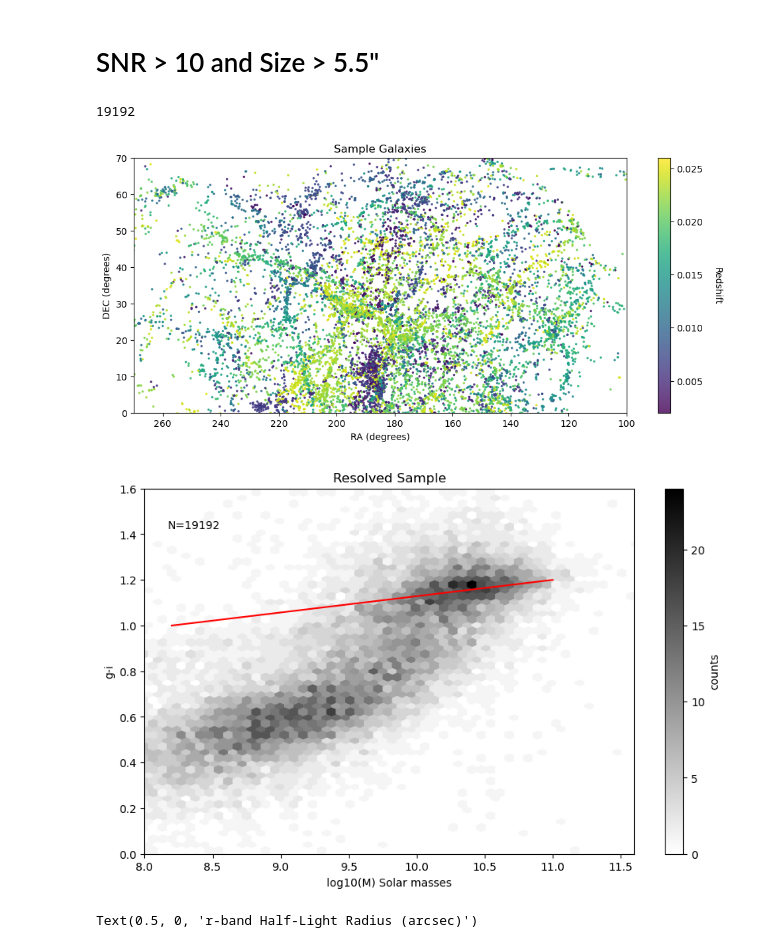
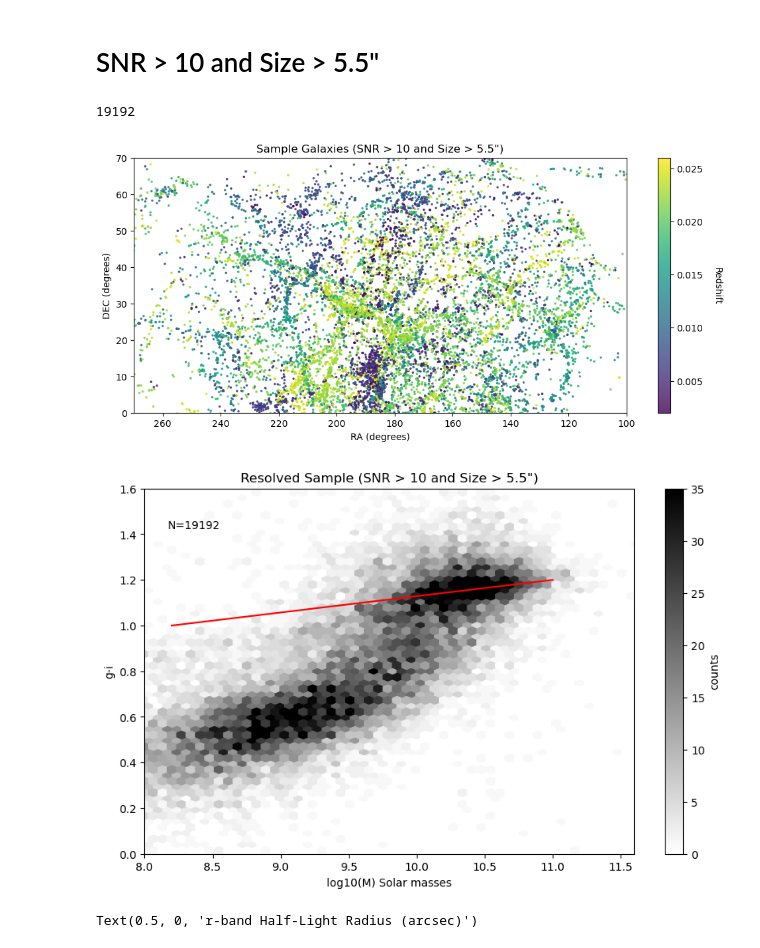
Before and after one commit to EvanBarkus/WISESize_Project, a Jupyter notebook: FlagChange.ipynb, the cells around one changed output. Drawn from its saved outputs; the diff is of its cells as text; code cells hidden in the pictures.

```diff
--- a/FlagChange.ipynb
+++ b/FlagChange.ipynb
@@ -171,7 +173,7 @@ print(len(ra))
 plt.figure(figsize=(12,5))
 plt.scatter(ra,dec,c=ccode,cmap='viridis',alpha=0.8,s=2.5)
 plt.xlim(reversed(plt.xlim()))
-plt.title('Sample Galaxies')
+plt.title('Sample Galaxies (SNR > 10 and Size > 5.5")')
 plt.xlabel('RA (degrees)')
 plt.ylabel('DEC (degrees)')
 plt.xlim(270,100)
@@ -181,39 +183,39 @@ cbar.set_label('Redshift',rotation=270,labelpad=20)
 plt.clim(0.002,0.026)
 # %% [output]
 19192
-[figure, old version]
+[figure, new version]
 # %%
-x1 = cuttab2['MASS']
-y1 = cuttab2['ABSMAG'][:,3] - cuttab2['ABSMAG'][:,5] #g-i magnitudes, FNUGRIZ- G[:,3] & I[:,5]
+x2 = cuttab2['MASS']
+y2 = cuttab2['ABSMAG'][:,3] - cuttab2['ABSMAG'][:,5] #g-i magnitudes, FNUGRIZ- G[:,3] & I[:,5]
 
 #Put x and y into numpy arrays
-npx = np.array(np.log10(x1))
-npy = np.array(y1)
+npx2 = np.array(np.log10(x2))
+npy2 = np.array(y2)
 
-c = len(npx)
+c = len(npx2)
 
 #Figure size
 fig,ax = plt.subplots(figsize=(10, 6))
 
 #Hexbin parameters
-hb = ax.hexbin(npx,npy,gridsize=[150,850],bins=25,cmap='gray_r')
+hb = ax.hexbin(npx2,npy2,gridsize=[150,850],cmap='gray_r',clim=(0,35))
 
 #Plot hexbin mass vs color diagram
-plt.title('Resolved Sample')
+plt.title('Resolved Sample (SNR > 10 and Size > 5.5")')
 ax.set(xlim=(8,11.6),ylim=(0,1.6))
 fig.colorbar(hb, label='counts')
 plt.xlabel('log10(M) Solar masses')
 plt.ylabel('g-i')
 
 #Plot Red Sequence line
 xx=np.array([8.2 ,11])
 yy=np.array([ 1,  1.2])
 plt.plot(xx,yy,color='r')
 plt.text(0.1,0.9,'N='+str(c),horizontalalignment='center',verticalalignment='center', transform=ax.transAxes)
 
 plt.show()
 # %% [output]
-[figure, old version]
+[figure, new version]
 # %%
 #New cut dataset
 cut = SNRflag10 & zflag
```
Also changed, not shown: parts of 8 cells of this notebook, 1 other file.
